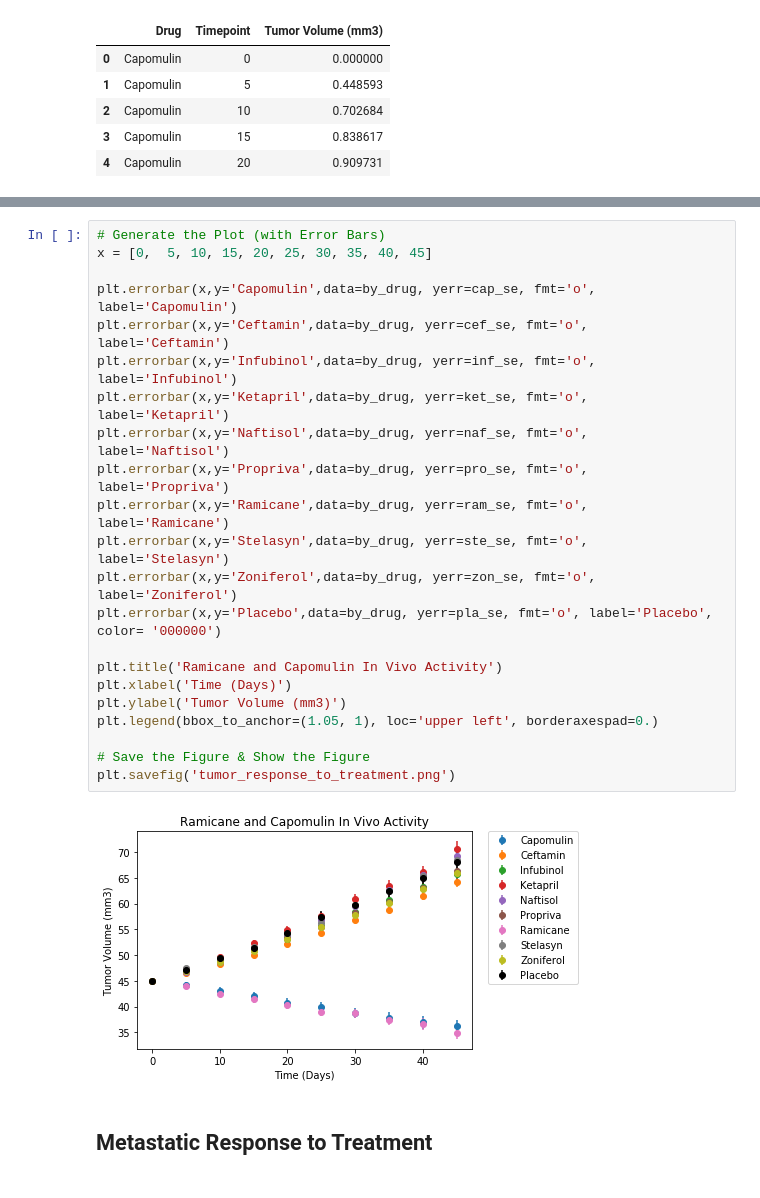
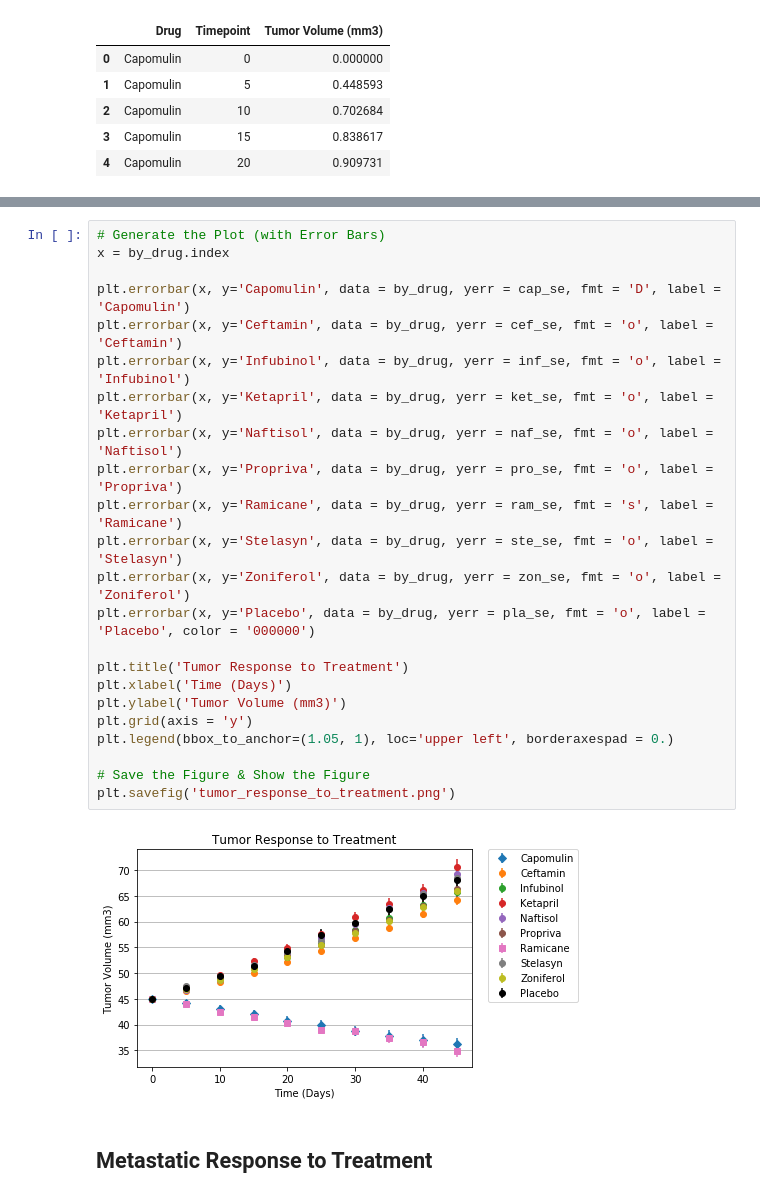
Before and after one commit to catherinegomes/matplotlib-challenge, a Jupyter notebook: Pymaceuticals/pymaceuticals_starter.ipynb, the cells around one changed output, grey strips where cells are left out. Saved outputs shown, nothing was run; the diff lists cells and outputs as text.

```diff
--- a/Pymaceuticals/pymaceuticals_starter.ipynb
+++ b/Pymaceuticals/pymaceuticals_starter.ipynb
@@ -97,28 +97,29 @@ by_drug.head()
 | 20 | 40.716325 | 52.157049 | 53.197691 | 54.920935 | 53.644087 | 54.364417 | 53.346737 | 40.238325 | 54.067395 | ... |
 # %%
 # Generate the Plot (with Error Bars)
-x = [0,  5, 10, 15, 20, 25, 30, 35, 40, 45]
+x = by_drug.index
 
-plt.errorbar(x,y='Capomulin',data=by_drug, yerr=cap_se, fmt='o', label='Capomulin')
-plt.errorbar(x,y='Ceftamin',data=by_drug, yerr=cef_se, fmt='o', label='Ceftamin')
-plt.errorbar(x,y='Infubinol',data=by_drug, yerr=inf_se, fmt='o', label='Infubinol')
-plt.errorbar(x,y='Ketapril',data=by_drug, yerr=ket_se, fmt='o', label='Ketapril')
-plt.errorbar(x,y='Naftisol',data=by_drug, yerr=naf_se, fmt='o', label='Naftisol')
-plt.errorbar(x,y='Propriva',data=by_drug, yerr=pro_se, fmt='o', label='Propriva')
-plt.errorbar(x,y='Ramicane',data=by_drug, yerr=ram_se, fmt='o', label='Ramicane')
-plt.errorbar(x,y='Stelasyn',data=by_drug, yerr=ste_se, fmt='o', label='Stelasyn')
-plt.errorbar(x,y='Zoniferol',data=by_drug, yerr=zon_se, fmt='o', label='Zoniferol')
-plt.errorbar(x,y='Placebo',data=by_drug, yerr=pla_se, fmt='o', label='Placebo', color= '000000')
+plt.errorbar(x, y='Capomulin', data = by_drug, yerr = cap_se, fmt = 'D', label = 'Capomulin')
+plt.errorbar(x, y='Ceftamin', data = by_drug, yerr = cef_se, fmt = 'o', label = 'Ceftamin')
+plt.errorbar(x, y='Infubinol', data = by_drug, yerr = inf_se, fmt = 'o', label = 'Infubinol')
+plt.errorbar(x, y='Ketapril', data = by_drug, yerr = ket_se, fmt = 'o', label = 'Ketapril')
+plt.errorbar(x, y='Naftisol', data = by_drug, yerr = naf_se, fmt = 'o', label = 'Naftisol')
+plt.errorbar(x, y='Propriva', data = by_drug, yerr = pro_se, fmt = 'o', label = 'Propriva')
+plt.errorbar(x, y='Ramicane', data = by_drug, yerr = ram_se, fmt = 's', label = 'Ramicane')
+plt.errorbar(x, y='Stelasyn', data = by_drug, yerr = ste_se, fmt = 'o', label = 'Stelasyn')
+plt.errorbar(x, y='Zoniferol', data = by_drug, yerr = zon_se, fmt = 'o', label = 'Zoniferol')
+plt.errorbar(x, y='Placebo', data = by_drug, yerr = pla_se, fmt = 'o', label = 'Placebo', color = '000000')
 
-plt.title('Ramicane and Capomulin In Vivo Activity')
+plt.title('Tumor Response to Treatment')
 plt.xlabel('Time (Days)')
 plt.ylabel('Tumor Volume (mm3)')
-plt.legend(bbox_to_anchor=(1.05, 1), loc='upper left', borderaxespad=0.)
+plt.grid(axis = 'y')
+plt.legend(bbox_to_anchor=(1.05, 1), loc='upper left', borderaxespad = 0.)
 
 # Save the Figure & Show the Figure
 plt.savefig('tumor_response_to_treatment.png')
 # %% [output]
-[figure, old version]
+[figure, new version]
 # %% [markdown]
 ## Metastatic Response to Treatment
 # %%
```
Also changed, not shown: parts of 7 cells of this notebook, 4 other files.
